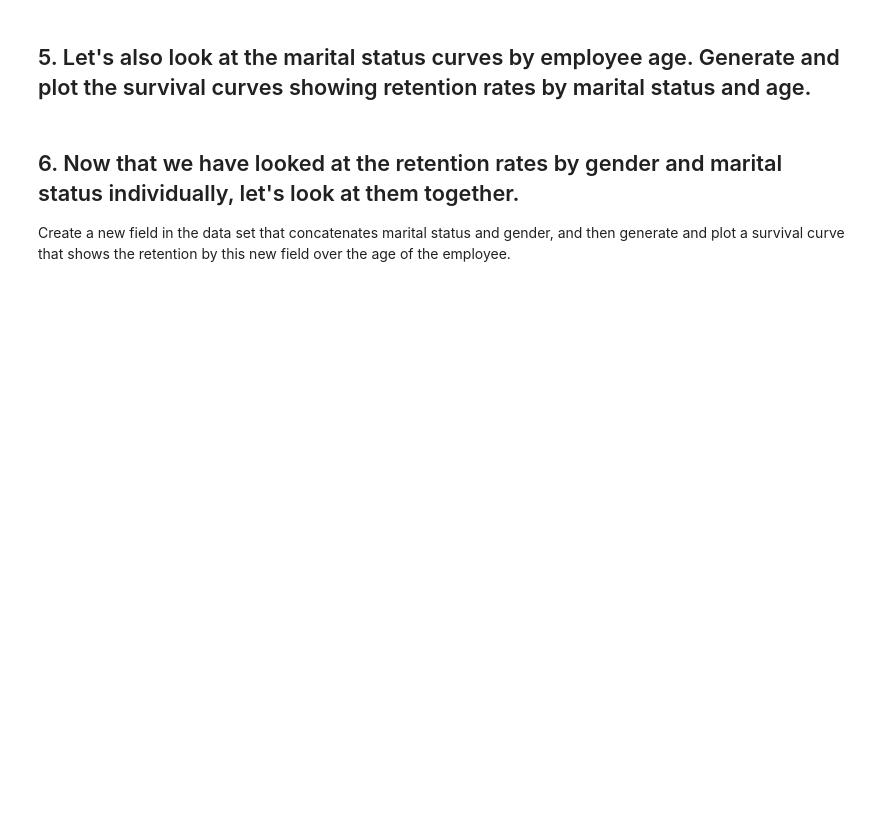
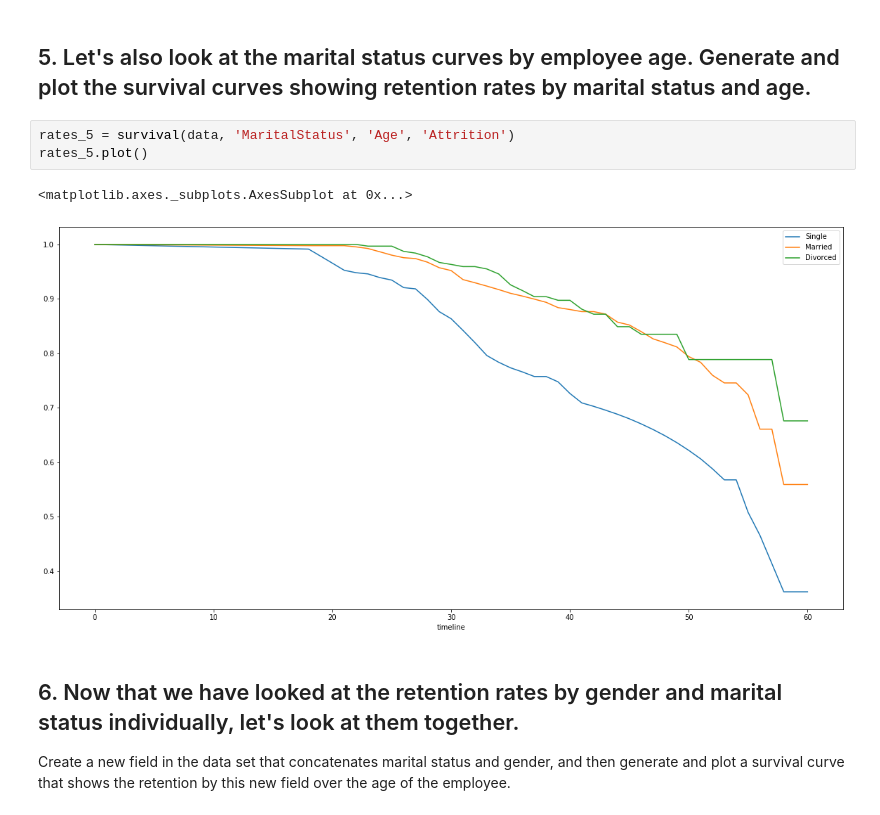
Before and after one commit to ta-data-mexpt/lab-survival-analysis, a Jupyter notebook: your-code/main.ipynb, the cells around one changed output. Drawn from its saved outputs; the diff is of its cells as text; blank space fills up the shorter version.

```diff
--- a/your-code/main.ipynb
+++ b/your-code/main.ipynb
@@ -62,5 +74,11 @@ rates.plot()
 # %% [markdown]
 ## 5. Let's also look at the marital status curves by employee age. Generate and plot the survival curves showing retention rates by marital status and age.
+# %%
+rates_5 = survival(data, 'MaritalStatus', 'Age', 'Attrition')
+rates_5.plot()
+# %% [output]
+<matplotlib.axes._subplots.AxesSubplot at 0x...>
+[figure, added]
 # %% [markdown]
 ## 6. Now that we have looked at the retention rates by gender and marital status individually, let's look at them together.
 
```
Also changed, not shown: parts of 9 cells of this notebook.
